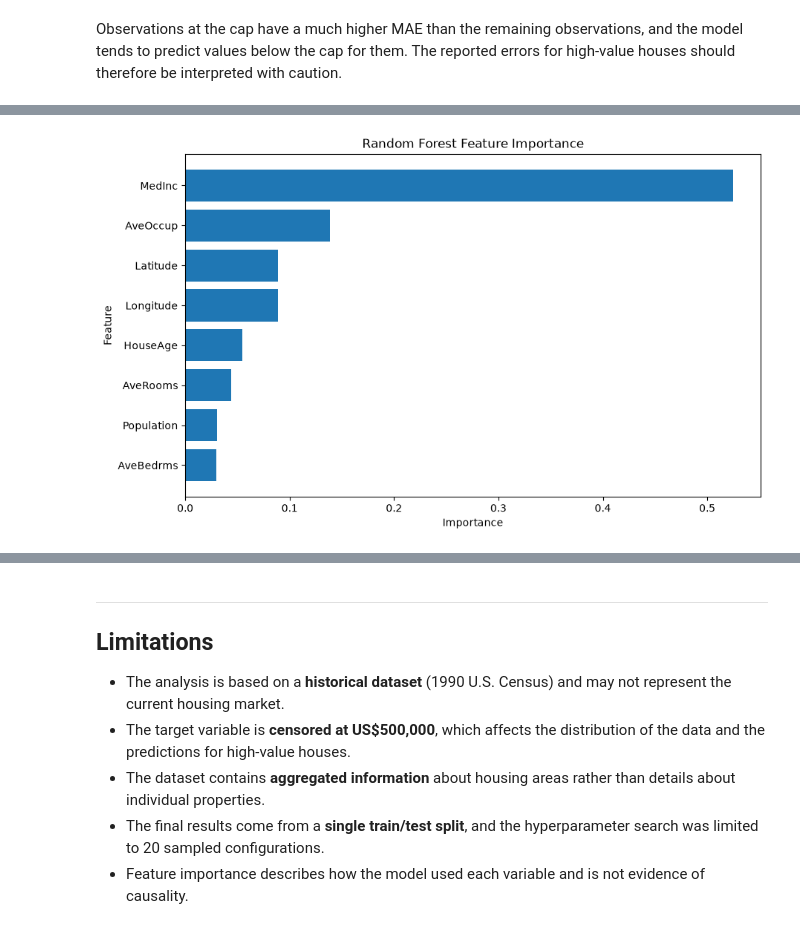
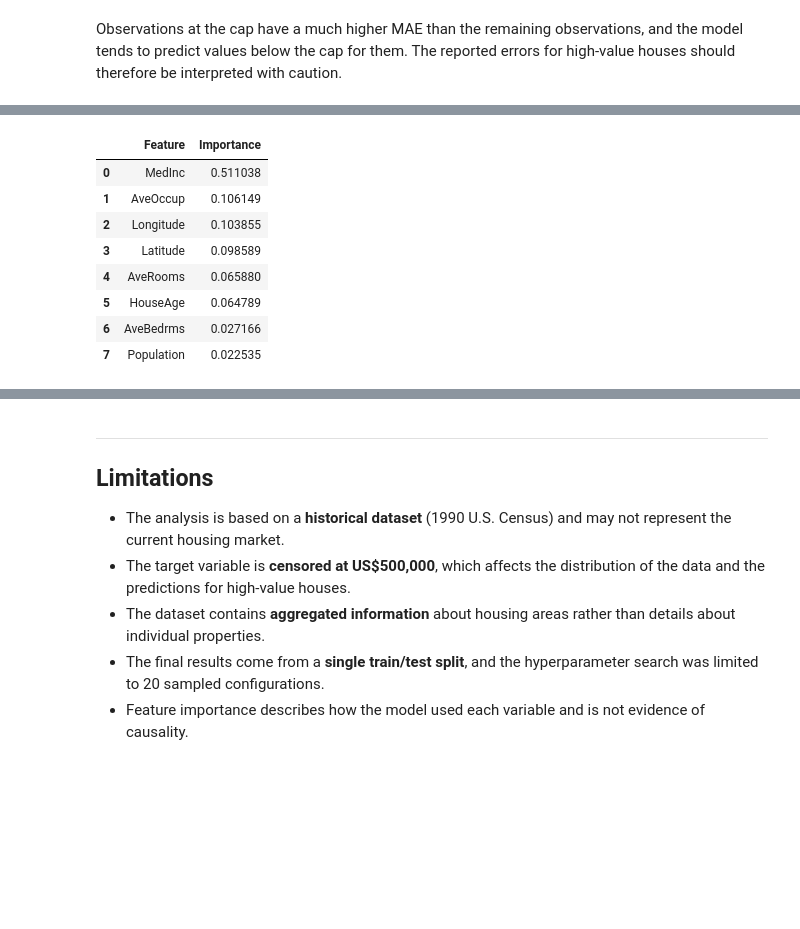
Before and after one commit to IsacFreitaas/real-estate-analytics-project, a Jupyter notebook: notebooks/2. Modelling.ipynb, the cells around one changed output, grey strips where cells are left out. Saved outputs shown, nothing was run; the diff lists cells and outputs as text; code cells hidden in the pictures; blank space fills up the shorter version.

```diff
--- a/notebooks/2. Modelling.ipynb
+++ b/notebooks/2. Modelling.ipynb
@@ -437,4 +417,14 @@ feature_importance
-# %%
-plot_feature_importance(feature_importance)
-# %% [output]
-[figure, removed]
+# %%
+xgb_importance = build_feature_importance_frame(fitted_pipelines[final_name])
+
+xgb_importance
+# %% [output]
+|  | Feature | Importance |
+| 0 | MedInc | 0.511038 |
+| 1 | AveOccup | 0.106149 |
+| 2 | Longitude | 0.103855 |
+| 3 | Latitude | 0.098589 |
+| 4 | AveRooms | 0.065880 |
+| 5 | HouseAge | 0.064789 |
+| 6 | AveBedrms | 0.027166 |
+| 7 | Population | 0.022535 |
```
Also changed, not shown: parts of 9 cells of this notebook.
